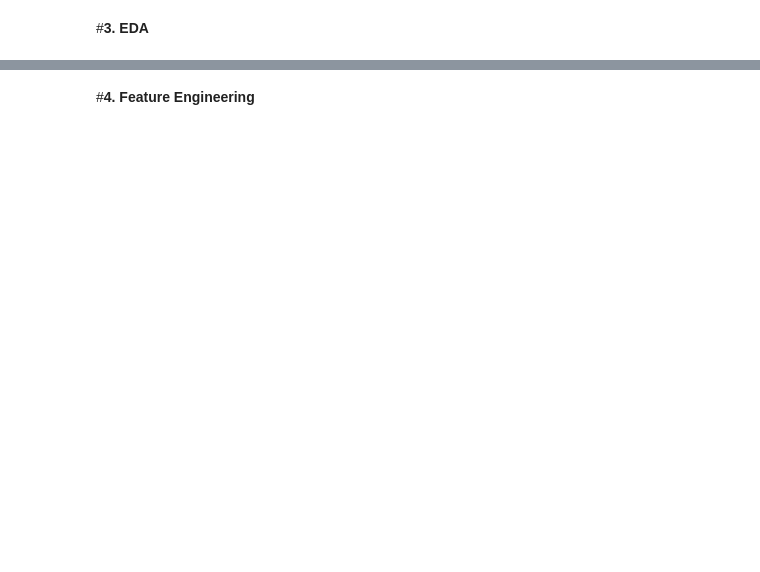
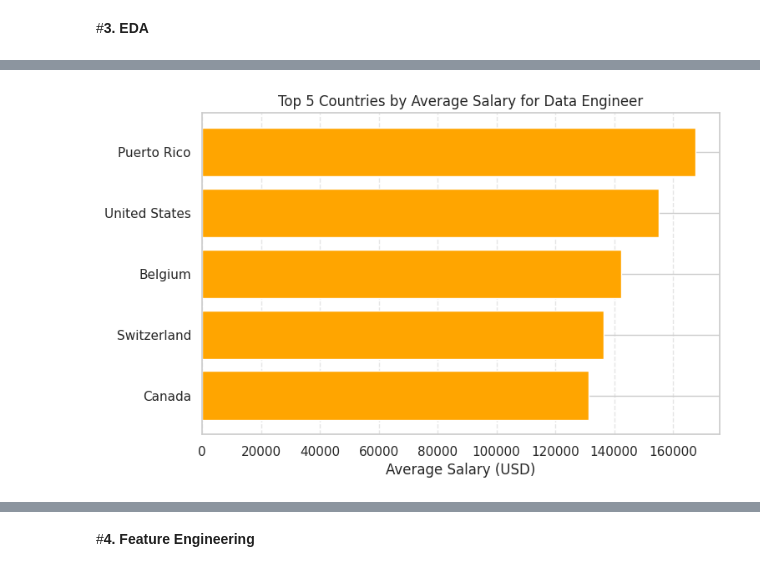
Before and after one commit to fathanzys/Data, a Jupyter notebook: uas_DataMining.ipynb, the cells around one changed output, grey strips where cells are left out. Drawn from its saved outputs; the diff is of its cells as text; code cells hidden in the pictures; blank space fills up the shorter version.

```diff
--- a/uas_DataMining.ipynb
+++ b/uas_DataMining.ipynb
@@ -188,0 +124,42 @@ plt.show()
+# %%
+import pycountry
+
+# Daftar alpha-2 country code dari negara berdaulat
+sovereign_country_codes = {country.alpha_2 for country in pycountry.countries}
+
+# Fungsi mapping ISO alpha-2 ke nama lengkap (dengan validasi negara berdaulat)
+def get_country_name(code):
+    country = pycountry.countries.get(alpha_2=code)
+    return country.name if country else code
+
+# Job title yang ingin dianalisis
+job = 'data engineer'
+
+# Filter hanya untuk negara berdaulat
+filtered_df = df[
+    (df['job_title'].str.lower() == job.lower()) &
+    (df['company_location'].isin(sovereign_country_codes))
+]
+
+# Hitung rata-rata gaji dan ambil top 5
+top_countries = (
+    filtered_df
+    .groupby('company_location')['salary_in_usd']
+    .mean()
+    .sort_values(ascending=False)
+    .head(5)
+)
+
+# Mapping kode negara ke nama negara
+top_countries.index = top_countries.index.map(get_country_name)
+
+# Visualisasi
+plt.figure(figsize=(8, 5))
+plt.barh(top_countries.index, top_countries.values, color="orange")
+plt.xlabel("Average Salary (USD)")
+plt.title(f"Top 5 Countries by Average Salary for {job.title()}")
+plt.gca().invert_yaxis()
+plt.grid(axis='x', linestyle='--', alpha=0.5)
+plt.show()
+# %% [output]
+[figure, added]
```
Also changed, not shown: parts of 29 cells of this notebook.
